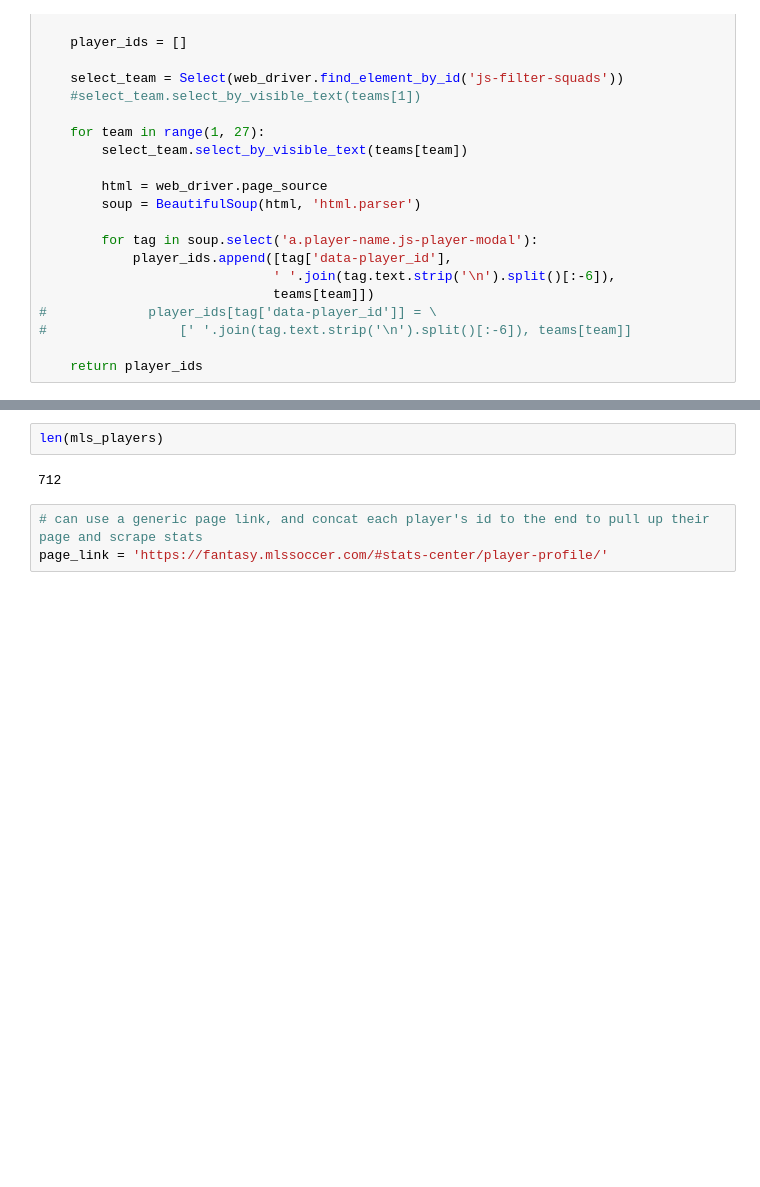
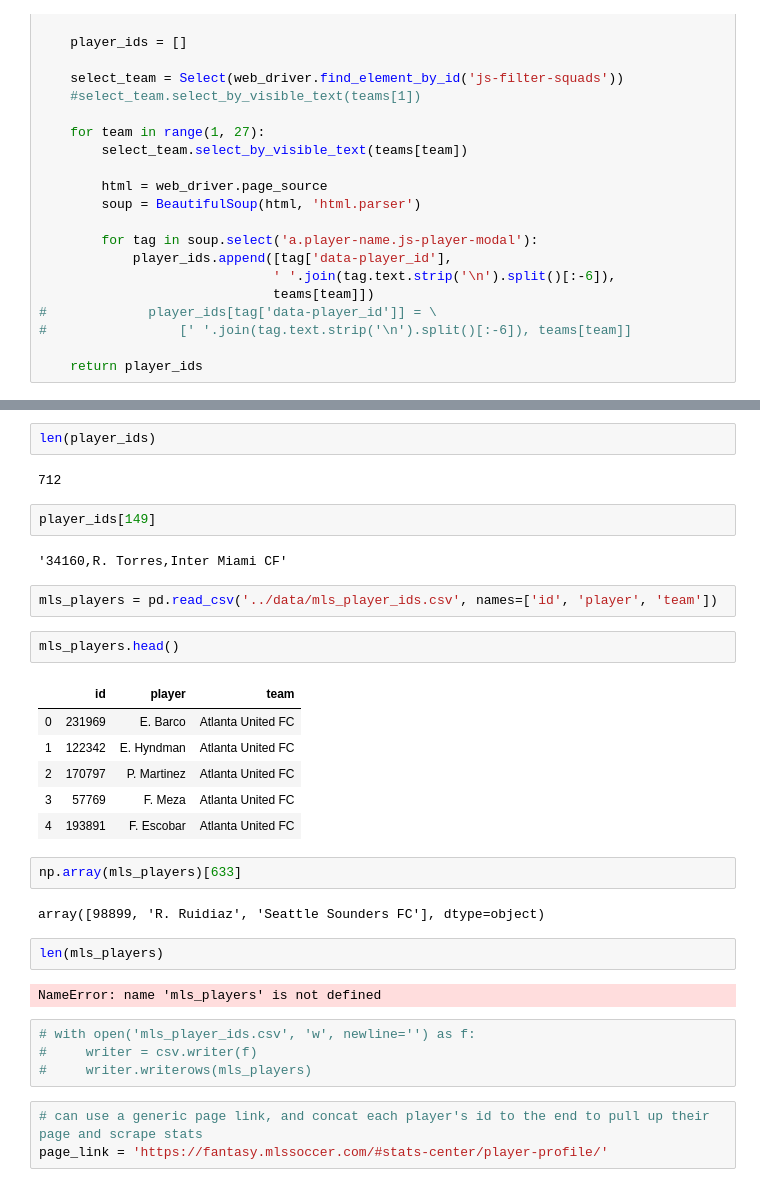
Before and after one commit to rsherer/fastbal, a Jupyter notebook: sandbox/weekly_stats_scrape.ipynb, the cells around one changed output, grey strips where cells are left out. Cells and saved outputs as stored; diff of their text form; blank space fills up the shorter version.

```diff
--- a/sandbox/weekly_stats_scrape.ipynb
+++ b/sandbox/weekly_stats_scrape.ipynb
@@ -130,7 +152,34 @@ mls_players = get_player_ids(driver)
+# %%
+len(player_ids)
+# %% [output]
+712
+# %%
+player_ids[149]
+# %% [output]
+'34160,R. Torres,Inter Miami CF'
+# %%
+mls_players = pd.read_csv('../data/mls_player_ids.csv', names=['id', 'player', 'team'])
+# %%
+mls_players.head()
+# %% [output]
+|  | id | player | team |
+| 0 | 231969 | E. Barco | Atlanta United FC |
+| 1 | 122342 | E. Hyndman | Atlanta United FC |
+| 2 | 170797 | P. Martinez | Atlanta United FC |
+| 3 | 57769 | F. Meza | Atlanta United FC |
+| 4 | 193891 | F. Escobar | Atlanta United FC |
+# %%
+np.array(mls_players)[633]
+# %% [output]
+array([98899, 'R. Ruidiaz', 'Seattle Sounders FC'], dtype=object)
 # %%
 len(mls_players)
 # %% [output]
-712
+NameError: name 'mls_players' is not defined
+# %%
+# with open('mls_player_ids.csv', 'w', newline='') as f:
+#     writer = csv.writer(f)
+#     writer.writerows(mls_players)
 # %%
 # can use a generic page link, and concat each player's id to the end to pull up their page and scrape stats
 page_link = 'https://fantasy.mlssoccer.com/#stats-center/player-profile/'
```
Also changed, not shown: parts of 53 cells of this notebook.
